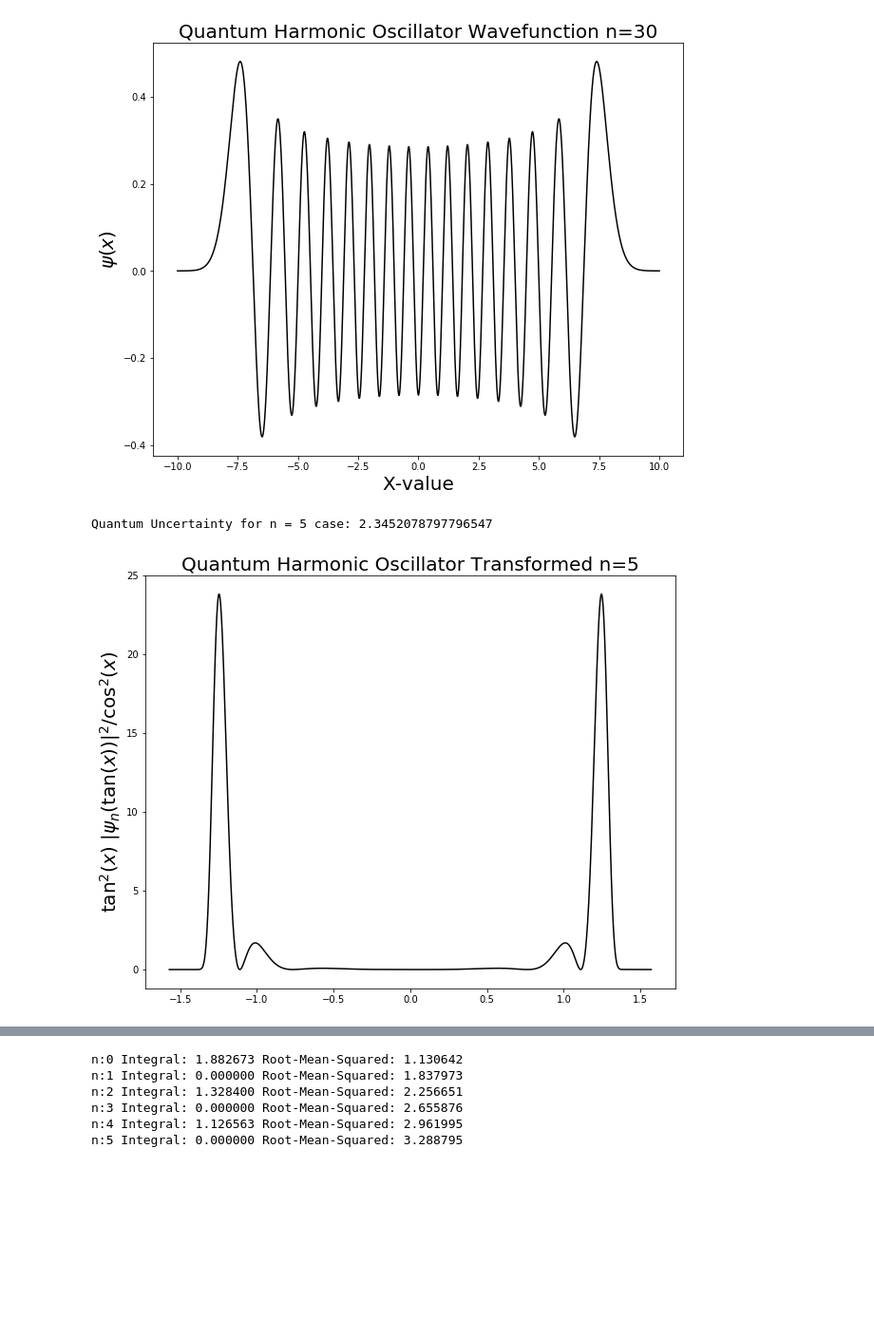
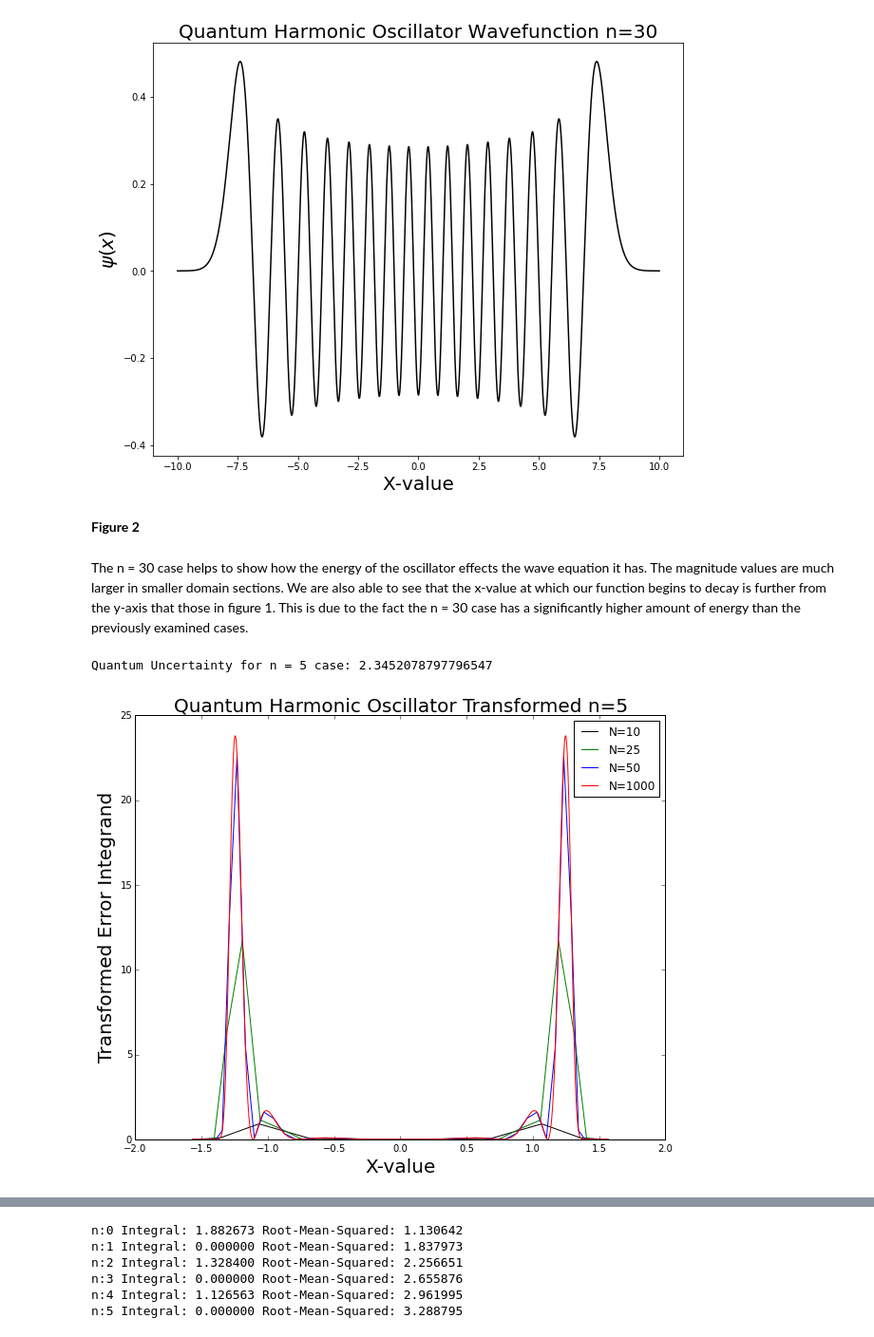
Before and after one commit to DannieWright/Project-1, a Jupyter notebook: Quantum Uncertainty in the Harmonic Oscillator.ipynb, the cells around one changed output, grey strips where cells are left out. Shown at 95% size. Saved outputs shown, nothing was run; the diff lists cells and outputs as text; code cells hidden in the pictures; blank space fills up the shorter version.

Commit message:
Added intro, summary, and a number of results comments

```diff
--- a/Quantum Uncertainty in the Harmonic Oscillator.ipynb
+++ b/Quantum Uncertainty in the Harmonic Oscillator.ipynb
@@ -98,6 +230,10 @@ py.legend ()
 py.show ()
 # %% [output]
 [figure]
+# %% [markdown]
+**Figure 2**
+# %% [markdown]
+The n = 30 case helps to show how the energy of the oscillator effects the wave equation it has. The magnitude values are much larger in smaller domain sections. We are also able to see that the x-value at which our function begins to decay is further from the y-axis that those in figure 1. This is due to the fact the n = 30 case has a significantly higher amount of energy than the previously examined cases.
 # %%
 def rootMeanFunc (nValue, xValue):
     """
@@ -146,33 +282,36 @@ print ("Quantum Uncertainty for n =", nValue, "case:", rootMeanSquaredFunc (numS
 # %% [output]
 Quantum Uncertainty for n = 5 case: 2.3452078797796547
 # %%
-xLabel = ""
-yLabel = r"$\tan^2(x) \ | \psi_n (\tan (x)) |^2 / \cos^2(x)$"
+xLabel = "X-value"
+yLabel = "Transformed Error Integrand"
 title = "Quantum Harmonic Oscillator Transformed n=5"
-
-numberOfDataPoints = 10000
 nValue = 5
 x1 = -math.pi / 2
 x2 =  math.pi / 2
-
-x, w = gaussxw.gaussxw (numberOfDataPoints)
-
-xp = 0.5 * (x2 - x1) * x + 0.5 * (x2 + x1)
-wp = 0.5 * (x2 - x1) * w
-
-yValues = []
-
-for xValue in xp:
-    yValues.append (rootMeanFunc (nValue, math.tan (xValue)) / (math.cos (xValue))**2)
-
-ure (figsize = figureSize)
+numberOfDataPoints = [10, 25, 50, 1000]
+legends = ['k-', 'g-', 'b-', 'r-']
+py.figure (figsize = figureSize)
 py.xlabel (xLabel, fontsize = labelFontSize)
 py.ylabel (yLabel, fontsize = labelFontSize)
 py.title (title, fontsize = labelFontSize)
-py.plot (xp, yValues, 'k-')
+
+for i in range (len (numberOfDataPoints)):
+
+    x, w = gaussxw.gaussxw (numberOfDataPoints[i])
+
+    xp = 0.5 * (x2 - x1) * x + 0.5 * (x2 + x1)
+    wp = 0.5 * (x2 - x1) * w
+
+    yValues = []
+
+    legendStr = "N={}".format (numberOfDataPoints[i])
+
+    for xValue in xp:
+        yValues.append (rootMeanFunc (nValue, math.tan (xValue)) / (math.cos (xValue))**2)
+    py.plot (xp, yValues, legends[i], label=legendStr)
 
 
 py.legend ()
 py.show ()
 # %% [output]
-[figure, old version]
+[figure, new version]
```
Also changed, not shown: parts of 8 cells of this notebook.
